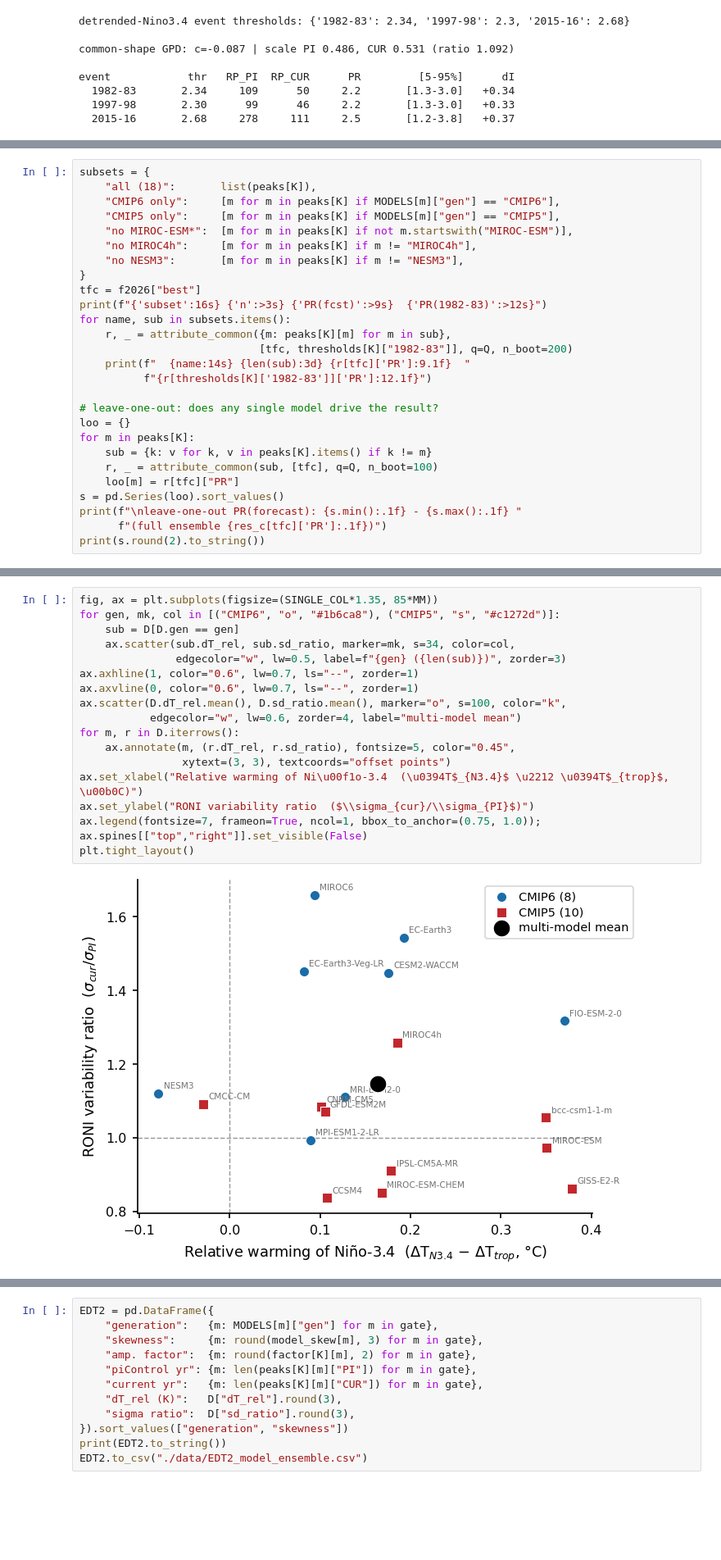
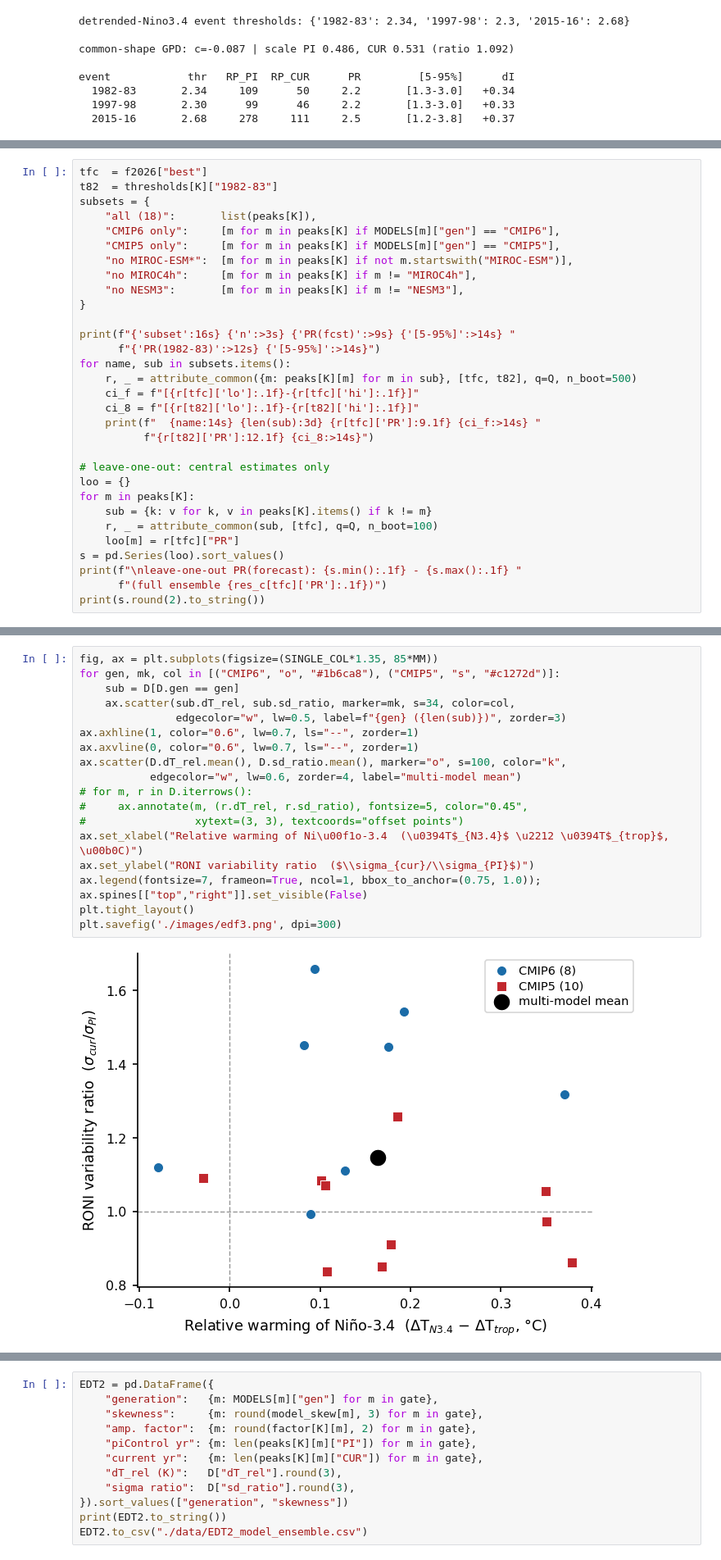
Before and after one commit to adisen99/extreme_el_nino_2026, a Jupyter notebook: 02_model_data_contex.ipynb, the cells around one changed output, grey strips where cells are left out. Shown at 82% size. Saved outputs shown, nothing was run; the diff lists cells and outputs as text; blank space fills up the shorter version.

```diff
--- a/02_model_data_contex.ipynb
+++ b/02_model_data_contex.ipynb
@@ -1168,4 +1169,6 @@ event            total  loc only  scale only  loc x scale
 # %%
+tfc  = f2026["best"]
+t82  = thresholds[K]["1982-83"]
 subsets = {
     "all (18)":       list(peaks[K]),
     "CMIP6 only":     [m for m in peaks[K] if MODELS[m]["gen"] == "CMIP6"],
@@ -1174,15 +1177,17 @@ subsets = {
     "no MIROC4h":     [m for m in peaks[K] if m != "MIROC4h"],
     "no NESM3":       [m for m in peaks[K] if m != "NESM3"],
 }
-tfc = f2026["best"]
-print(f"{'subset':16s} {'n':>3s} {'PR(fcst)':>9s}  {'PR(1982-83)':>12s}")
+
+print(f"{'subset':16s} {'n':>3s} {'PR(fcst)':>9s} {'[5-95%]':>14s} "
+      f"{'PR(1982-83)':>12s} {'[5-95%]':>14s}")
 for name, sub in subsets.items():
-    r, _ = attribute_common({m: peaks[K][m] for m in sub},
-                            [tfc, thresholds[K]["1982-83"]], q=Q, n_boot=200)
-    print(f"  {name:14s} {len(sub):3d} {r[tfc]['PR']:9.1f}  "
-          f"{r[thresholds[K]['1982-83']]['PR']:12.1f}")
+    r, _ = attribute_common({m: peaks[K][m] for m in sub}, [tfc, t82], q=Q, n_boot=500)
+    ci_f = f"[{r[tfc]['lo']:.1f}-{r[tfc]['hi']:.1f}]"
+    ci_8 = f"[{r[t82]['lo']:.1f}-{r[t82]['hi']:.1f}]"
+    print(f"  {name:14s} {len(sub):3d} {r[tfc]['PR']:9.1f} {ci_f:>14s} "
+          f"{r[t82]['PR']:12.1f} {ci_8:>14s}")
 
-# leave-one-out: does any single model drive the result?
+# leave-one-out: central estimates only
 loo = {}
 for m in peaks[K]:
     sub = {k: v for k, v in peaks[K].items() if k != m}
@@ -1273,22 +1280,23 @@ sd_ratio    1.146
 # %%
 fig, ax = plt.subplots(figsize=(SINGLE_COL*1.35, 85*MM))
 for gen, mk, col in [("CMIP6", "o", "#1b6ca8"), ("CMIP5", "s", "#c1272d")]:
     sub = D[D.gen == gen]
     ax.scatter(sub.dT_rel, sub.sd_ratio, marker=mk, s=34, color=col,
                edgecolor="w", lw=0.5, label=f"{gen} ({len(sub)})", zorder=3)
 ax.axhline(1, color="0.6", lw=0.7, ls="--", zorder=1)
 ax.axvline(0, color="0.6", lw=0.7, ls="--", zorder=1)
 ax.scatter(D.dT_rel.mean(), D.sd_ratio.mean(), marker="o", s=100, color="k",
            edgecolor="w", lw=0.6, zorder=4, label="multi-model mean")
-for m, r in D.iterrows():
-    ax.annotate(m, (r.dT_rel, r.sd_ratio), fontsize=5, color="0.45",
-                xytext=(3, 3), textcoords="offset points")
+# for m, r in D.iterrows():
+#     ax.annotate(m, (r.dT_rel, r.sd_ratio), fontsize=5, color="0.45",
+#                 xytext=(3, 3), textcoords="offset points")
 ax.set_xlabel("Relative warming of Ni\u00f1o-3.4  (\u0394T$_{N3.4}$ \u2212 \u0394T$_{trop}$, \u00b0C)")
 ax.set_ylabel("RONI variability ratio  ($\\sigma_{cur}/\\sigma_{PI}$)")
 ax.legend(fontsize=7, frameon=True, ncol=1, bbox_to_anchor=(0.75, 1.0)); ax.spines[["top","right"]].set_visible(False)
 plt.tight_layout()
+plt.savefig('./images/edf3.png', dpi=300)
 # %% [output]
-[figure, old version]
+[figure, new version]
 # %%
 rows = []
 for name, t in thrs.items():
```
Also changed, not shown: parts of 20 cells of this notebook, 5 other files.
